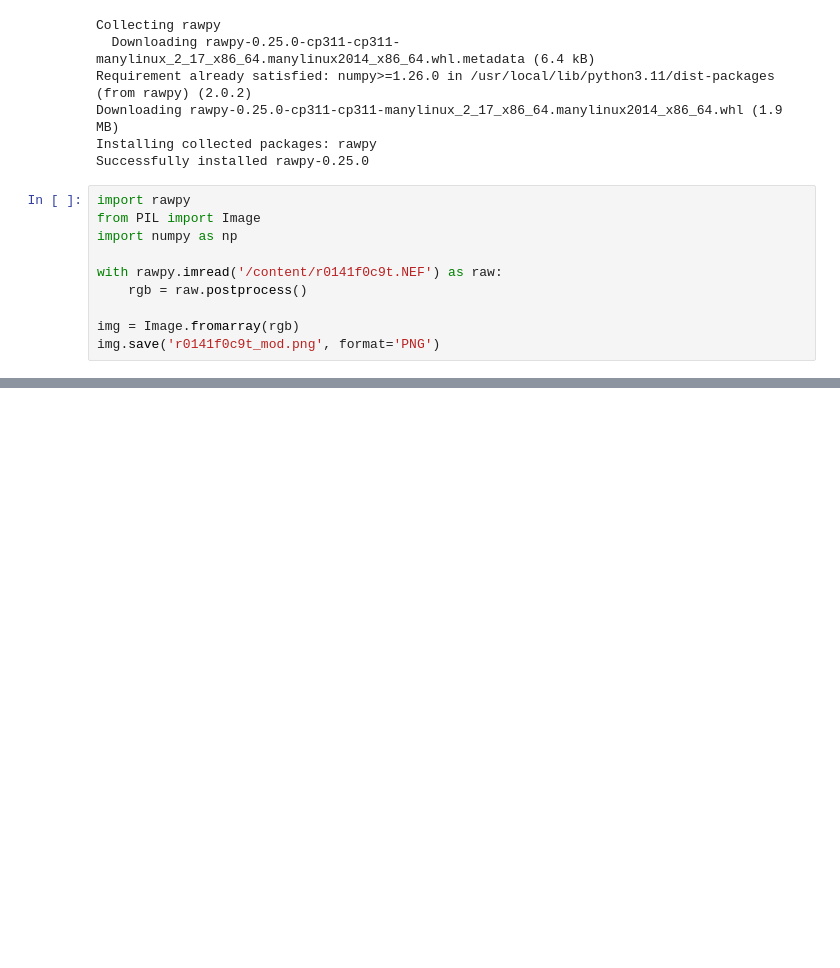
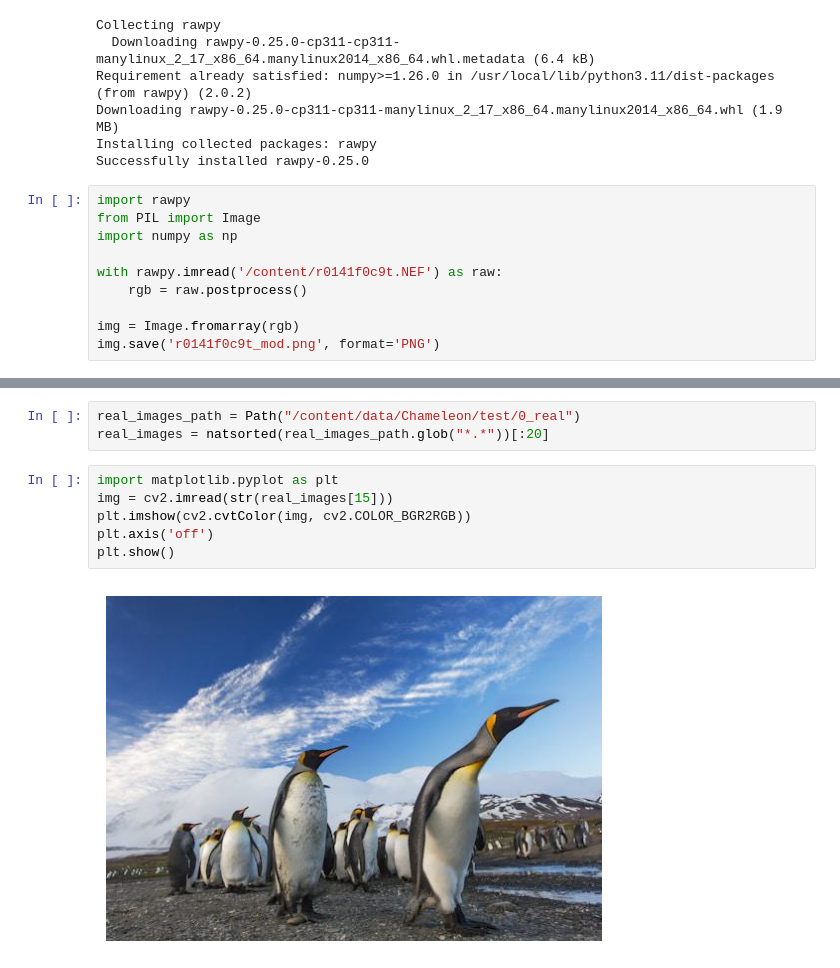
Before and after one commit to MarkBridge11/ZeroFake-Mod, a Jupyter notebook: ddim_inversion.ipynb, the cells around one changed output, grey strips where cells are left out. Drawn from its saved outputs; the diff is of its cells as text; blank space fills up the shorter version.

Commit message:
Added download of Chameleon dataset for preliminary tests

```diff
--- a/ddim_inversion.ipynb
+++ b/ddim_inversion.ipynb
@@ -562,0 +632,11 @@ img.save('r0141f0c9t_mod.png', format='PNG')
+# %%
+real_images_path = Path("/content/data/Chameleon/test/0_real")
+real_images = natsorted(real_images_path.glob("*.*"))[:20]
+# %%
+import matplotlib.pyplot as plt
+img = cv2.imread(str(real_images[15]))
+plt.imshow(cv2.cvtColor(img, cv2.COLOR_BGR2RGB))
+plt.axis('off')
+plt.show()
+# %% [output]
+[figure, added]
```
Also changed, not shown: parts of 24 cells of this notebook.
